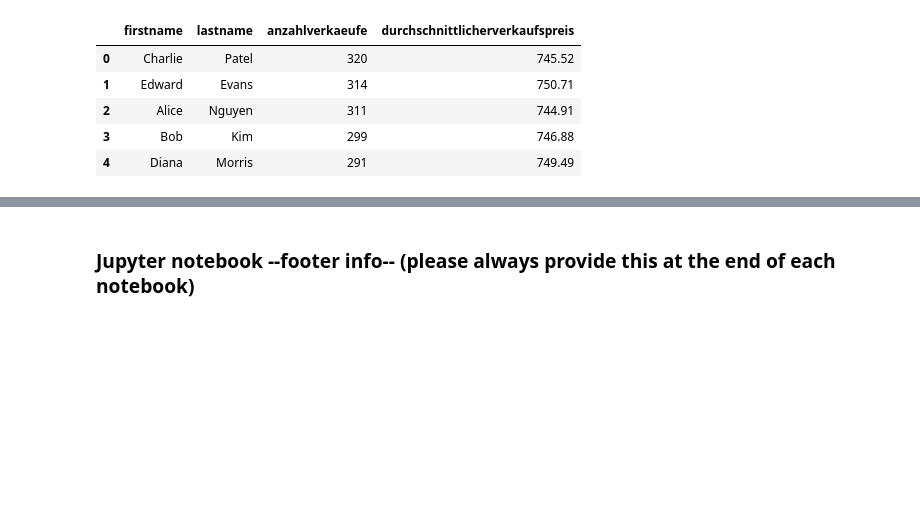
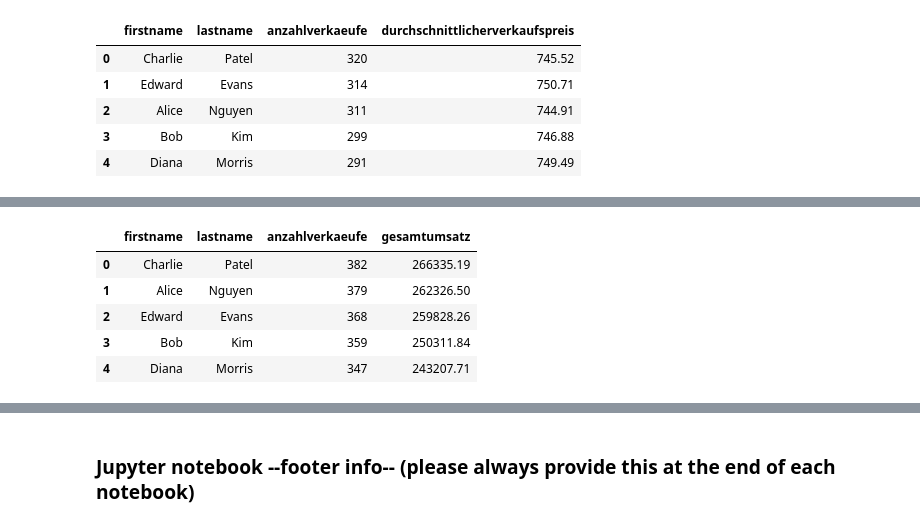
Before and after one commit to blobb3/python_postgresql_pgadmin, a Jupyter notebook: Test_Exam_Relationale_Daten_Solution.ipynb, the cells around one changed output, grey strips where cells are left out. Cells and saved outputs as stored; diff of their text form; code cells hidden in the pictures; blank space fills up the shorter version.

```diff
--- a/Test_Exam_Relationale_Daten_Solution.ipynb
+++ b/Test_Exam_Relationale_Daten_Solution.ipynb
@@ -544,0 +552,28 @@ df_sub
+# %%
+# Engine für Datenbankverbindung erstellen
+engine = create_engine(db_connection_url)
+
+# SQL-Abfrage erstellen und Ergebnis in einem DataFrame speichern
+df_sub = pd.read_sql_query("""SELECT
+                                sp.FirstName,
+                                sp.LastName,
+                                COUNT(s.SaleID) AS AnzahlVerkaeufe,
+                                SUM(s.SalePrice) AS GesamtUmsatz
+                            FROM SalesPersons AS sp
+                            INNER JOIN Sales AS s ON sp.SalespersonID = s.SalespersonID
+                            GROUP BY sp.FirstName, sp.LastName
+                            ORDER BY GesamtUmsatz DESC;""",
+                           con=engine)
+
+# Datenbankverbindung trennen
+engine.dispose()
+
+# Ergebnis anzeigen
+df_sub
+# %% [output]
+|  | firstname | lastname | anzahlverkaeufe | gesamtumsatz |
+| 0 | Charlie | Patel | 382 | 266335.19 |
+| 1 | Alice | Nguyen | 379 | 262326.50 |
+| 2 | Edward | Evans | 368 | 259828.26 |
+| 3 | Bob | Kim | 359 | 250311.84 |
+| 4 | Diana | Morris | 347 | 243207.71 |
```
Also changed, not shown: parts of 6 cells of this notebook.
